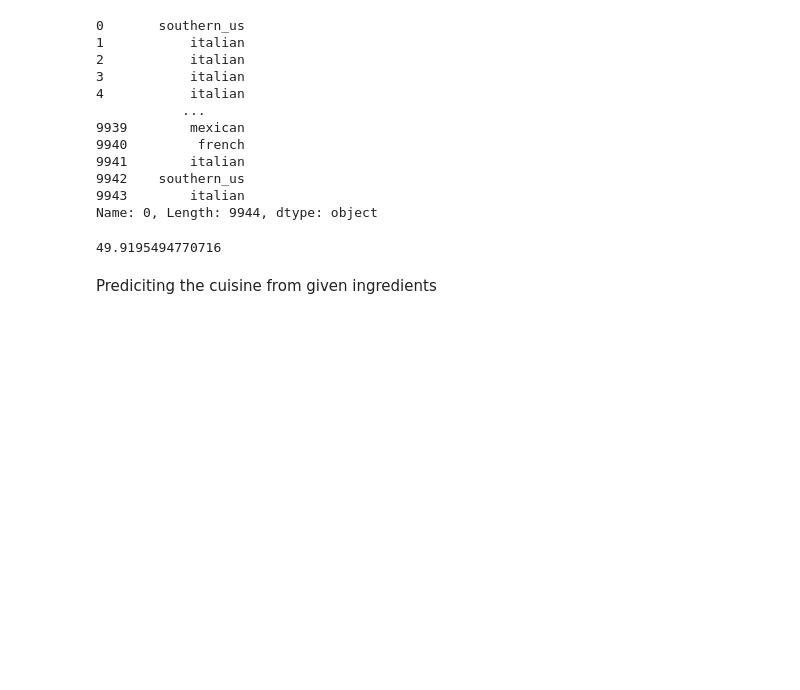
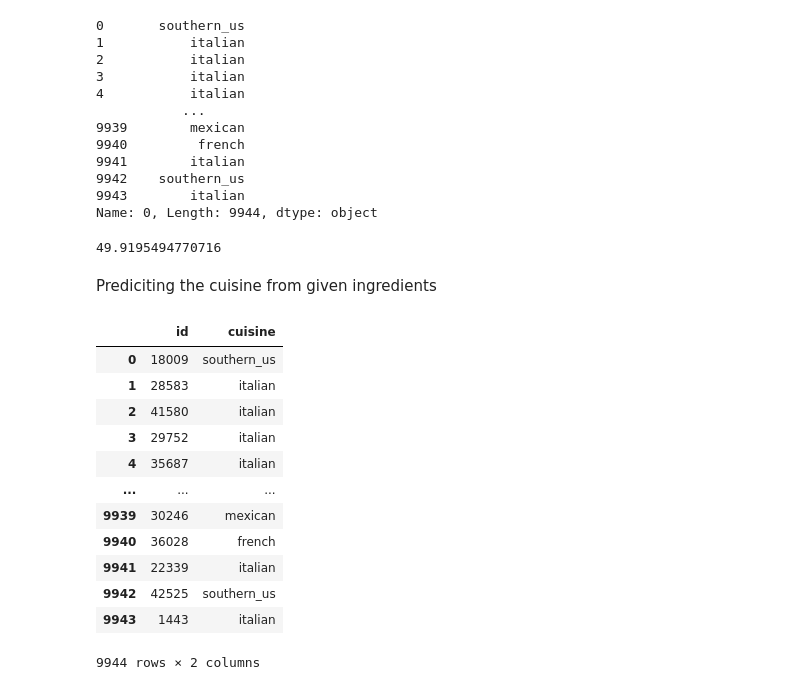
Before and after one commit to Milky066/IE0005_MiniProject, a Jupyter notebook: Source/Cooking.ipynb, the cells around one changed output. Cells and saved outputs as stored; diff of their text form; code cells hidden in the pictures; blank space fills up the shorter version.

```diff
--- a/Source/Cooking.ipynb
+++ b/Source/Cooking.ipynb
@@ -231,2 +406,24 @@ loaded_model = pickle.load(open("finalized_model.sav", 'rb'))
 # result = loaded_model.score(X_test, Y_test)
 # print(result)
+# %%
+prediction_df = prediction_df.rename(columns={0: "cuisine"})
+compression_opts = dict(method='zip',
+                        archive_name='cooking.csv')
+prediction_df.to_csv('cooking.zip', index=False,
+          compression=compression_opts)
+# %%
+prediction_df
+# %% [output]
+|  | id | cuisine |
+| 0 | 18009 | southern_us |
+| 1 | 28583 | italian |
+| 2 | 41580 | italian |
+| 3 | 29752 | italian |
+| 4 | 35687 | italian |
+| ... | ... | ... |
+| 9939 | 30246 | mexican |
+| 9940 | 36028 | french |
+| 9941 | 22339 | italian |
+| 9942 | 42525 | southern_us |
+| 9943 | 1443 | italian |
+9944 rows × 2 columns
```
Also changed, not shown: parts of 24 cells of this notebook, 1 other file.
